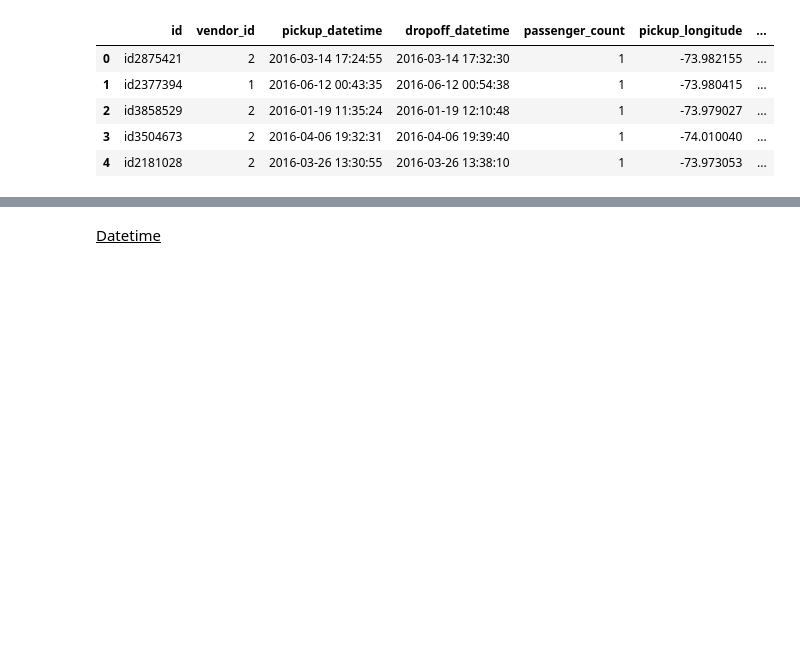
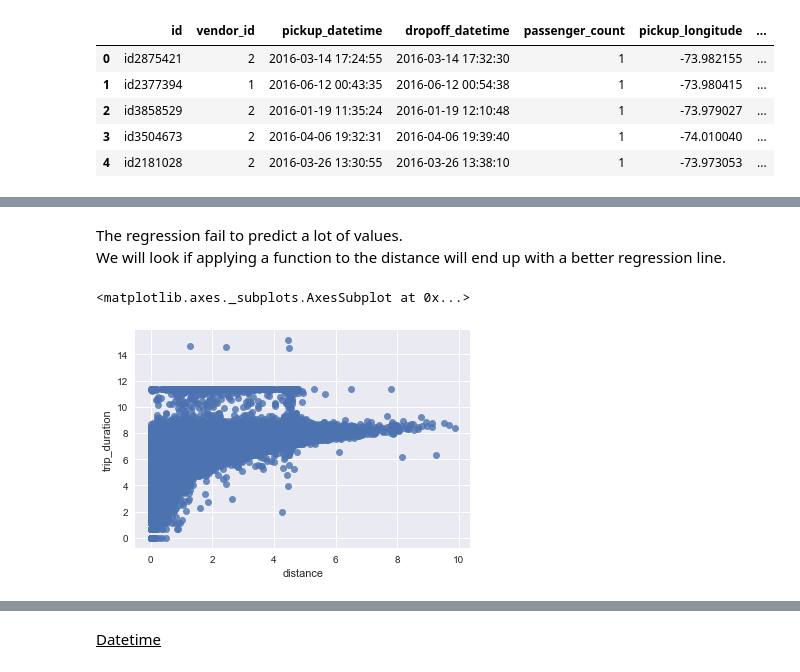
Before and after one commit to MelanVijayaratnam/Kaggle-nb, a Jupyter notebook: Taxi/Taxi.ipynb, the cells around one changed output, grey strips where cells are left out. Cells and saved outputs as stored; diff of their text form; code cells hidden in the pictures; blank space fills up the shorter version.

```diff
--- a/Taxi/Taxi.ipynb
+++ b/Taxi/Taxi.ipynb
@@ -399,0 +433,11 @@ def get_distance(dataset):
+# %% [markdown]
+The regression fail to predict a lot of values. <br>
+We will look if applying a function to the distance will end up with a better regression line.
+# %%
+target = np.log(train_df['trip_duration'])
+dist_log = np.sqrt(train_df['distance'])
+sns.regplot(x=dist_log, y=target, data=train_df,
+           fit_reg=False)
+# %% [output]
+<matplotlib.axes._subplots.AxesSubplot at 0x...>
+[figure, added]
```
Also changed, not shown: parts of 27 cells of this notebook.
